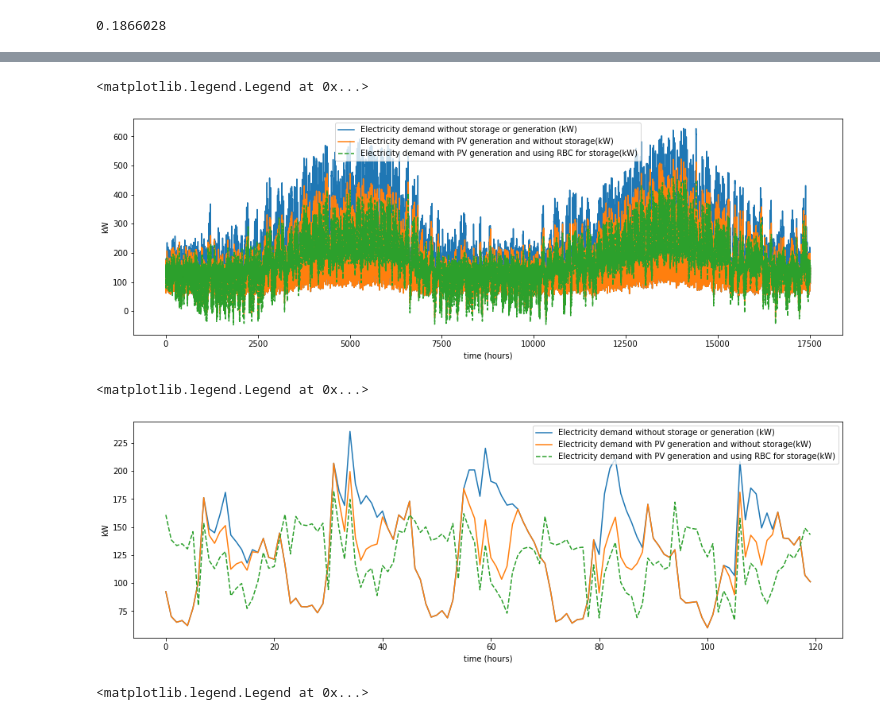
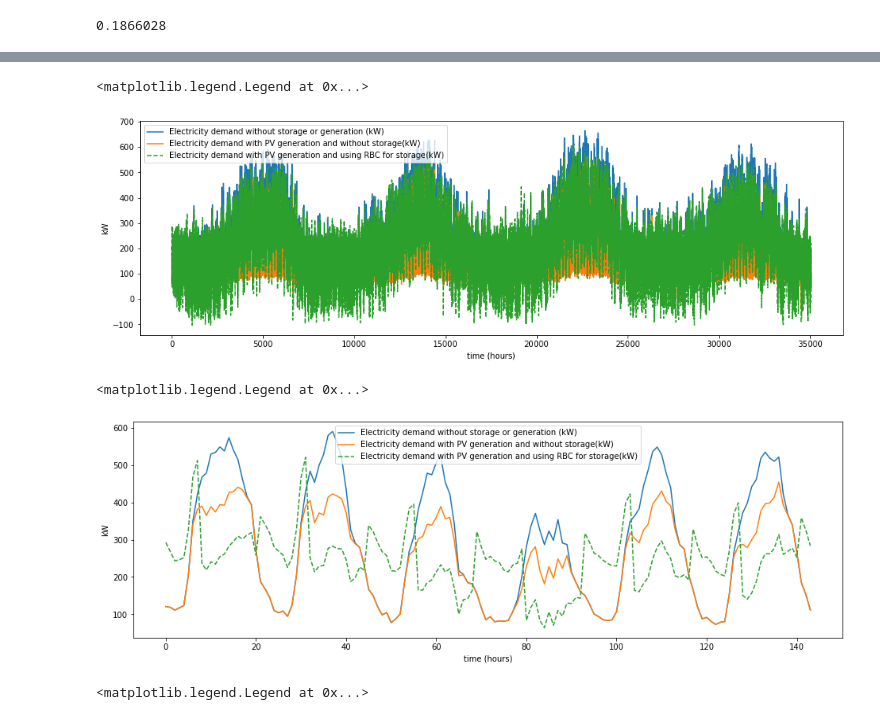
Before and after one commit to intelligent-environments-lab/CityLearn, a Jupyter notebook: example_rbc.ipynb, the cells around one changed output, grey strips where cells are left out. Cells and saved outputs as stored; diff of their text form; code cells hidden in the pictures.

```diff
--- a/example_rbc.ipynb
+++ b/example_rbc.ipynb
@@ -136,2 +133,0 @@ action[0][2]=0.034
-# %%
-next_state, rewards, done, _ = env.step(action)
@@ -181,7 +153,6 @@ cost_rbc
 # %%
 # Plotting electricity consumption breakdown
 interval = range(sim_period[0], sim_period[1])
-# interval = range(0, 200)
 plt.figure(figsize=(16,5))
 plt.plot(env.net_electric_consumption_no_pv_no_storage[interval])
 plt.plot(env.net_electric_consumption_no_storage[interval])
@@ -191,20 +162,20 @@ plt.ylabel('kW')
 plt.legend(['Electricity demand without storage or generation (kW)', 'Electricity demand with PV generation and without storage(kW)', 'Electricity demand with PV generation and using RBC for storage(kW)'])
 # %% [output]
 <matplotlib.legend.Legend at 0x...>
-[figure, old version]
+[figure, new version]
 # %%
 # Plotting 5 days of winter operation of year 1
 plt.figure(figsize=(16,5))
-interval = range(0,24*5)
+interval = range(7*24*30 + 8*24, 7*24*30 + 8*24 + 6*24)
 plt.plot(env.net_electric_consumption_no_pv_no_storage[interval])
 plt.plot(env.net_electric_consumption_no_storage[interval])
 plt.plot(env.net_electric_consumption[interval], '--')
 plt.xlabel('time (hours)')
 plt.ylabel('kW')
 plt.legend(['Electricity demand without storage or generation (kW)', 'Electricity demand with PV generation and without storage(kW)', 'Electricity demand with PV generation and using RBC for storage(kW)'])
 # %% [output]
 <matplotlib.legend.Legend at 0x...>
-[figure, old version]
+[figure, new version]
 # %%
 # Plotting summer operation of year 1
 plt.figure(figsize=(16,5))
```
Also changed, not shown: parts of 10 cells of this notebook, 1 other file.
